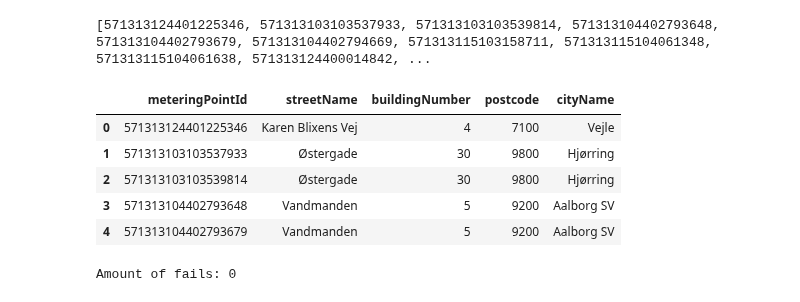
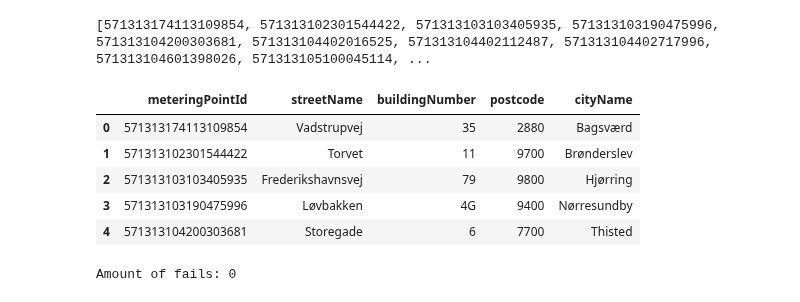
Before and after one commit to Mikkel-schmidt/El, a Jupyter notebook: Code2/Hent_data.ipynb, the cells around one changed output. Drawn from its saved outputs; the diff is of its cells as text; code cells hidden in the pictures.

```diff
--- a/Code2/Hent_data.ipynb
+++ b/Code2/Hent_data.ipynb
@@ -17,10 +17,12 @@ def getMeterPoints(Customer):
     ApiKey = "3bb0bb5c-392d-4daa-8b0e-6a675387d08b"
     url = "https://superhub.dk/api/nrgiraadgivning/v2/meteringPoints"
     url = url + "?" + "apikey=" + ApiKey + "&customerKey=" + quote(Customer)
+    #print(url)
     response = requests.get(url)
     df = pd.json_normalize(response.json())
     df['meteringPointId'] = pd.to_numeric(df['meteringPointId'])
-    IDs = list(df['meteringPointId'])
+    #print(df['meteringPointId'].to_list())
+    IDs = df['meteringPointId'].to_list()
     return df, IDs
 
 def getMeterReadings(meteringPoints):
@@ -90,7 +92,7 @@ def rupt(tid, df):
 
 def besp():
     df_besp = pd.DataFrame(columns=['Adresse', 'besparelse', 'årligt forbrug', 'last', 'best', 'mean', 'bkps'])
-    #dfff = pd.DataFrame()
+    dfff = pd.DataFrame()
 
     for adr in tqdm(df['Adresse'].unique()):
         dff = df[df['Adresse']==adr]
@@ -139,23 +141,23 @@ def besp():
         ttt.at[0,'bkps'] = my_bkps
         ttt.at[0,'bkps_value'] = vvvv[:,0]
         df_besp = df_besp.append(ttt)
-        #dfff = dfff.append(dff)
+        dfff = dfff.append(dff)
 
     df_besp = df_besp[df_besp['årligt forbrug'] != 0.0]
     df_besp['%'] = df_besp.apply(lambda row: row['besparelse']/row['årligt forbrug']*100, axis=1)
-    return df_besp#, dfff
+    return df_besp, dfff
 # %%
-df, IDs = getMeterPoints('Bahne')
+df, IDs = getMeterPoints('Fitnessworld')
 print(IDs)
 df.head()
 # %% [output]
-[571313124401225346, 571313103103537933, 571313103103539814, 571313104402793648, 571313104402793679, 571313104402794669, 571313115103158711, 571313115104061348, 571313115104061638, 571313124400014842, ...
+[571313174113109854, 571313102301544422, 571313103103405935, 571313103190475996, 571313104200303681, 571313104402016525, 571313104402112487, 571313104402717996, 571313104601398026, 571313105100045114, ...
 |  | meteringPointId | streetName | buildingNumber | postcode | cityName |
-| 0 | 571313124401225346 | Karen Blixens Vej | 4 | 7100 | Vejle |
-| 1 | 571313103103537933 | Østergade | 30 | 9800 | Hjørring |
-| 2 | 571313103103539814 | Østergade | 30 | 9800 | Hjørring |
-| 3 | 571313104402793648 | Vandmanden | 5 | 9200 | Aalborg SV |
-| 4 | 571313104402793679 | Vandmanden | 5 | 9200 | Aalborg SV |
+| 0 | 571313174113109854 | Vadstrupvej | 35 | 2880 | Bagsværd |
+| 1 | 571313102301544422 | Torvet | 11 | 9700 | Brønderslev |
+| 2 | 571313103103405935 | Frederikshavnsvej | 79 | 9800 | Hjørring |
+| 3 | 571313103190475996 | Løvbakken | 4G | 9400 | Nørresundby |
+| 4 | 571313104200303681 | Storegade | 6 | 7700 | Thisted |
 # %%
 df = getMeterReadings(IDs)
 # %% [output]
```
Also changed, not shown: parts of 7 cells of this notebook, 4 other files.
